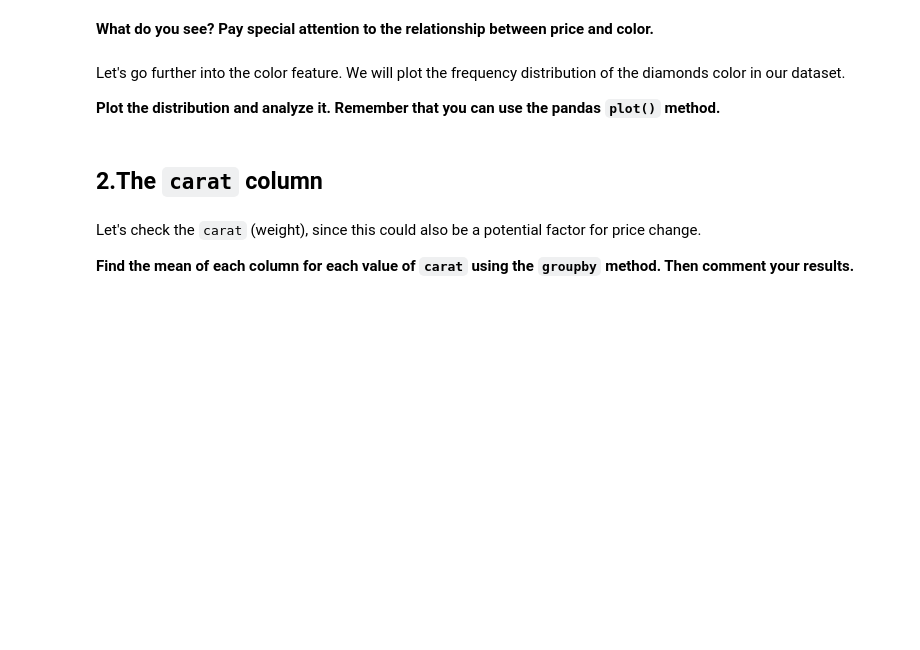
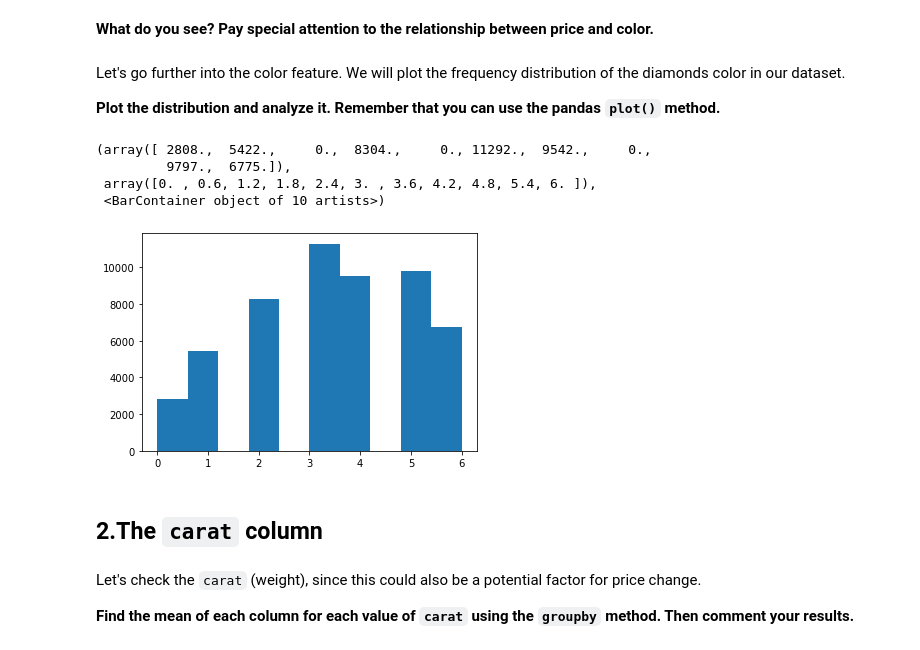
Before and after one commit to ta-data-lis/M2-mini-project1, a Jupyter notebook: 2.-EDA.ipynb, the cells around one changed output. Drawn from its saved outputs; the diff is of its cells as text; code cells hidden in the pictures; blank space fills up the shorter version.

```diff
--- a/2.-EDA.ipynb
+++ b/2.-EDA.ipynb
@@ -44,6 +71,13 @@ Let's go further into the color feature. We will plot the frequency distribution
 **Plot the distribution and analyze it. Remember that you can use the pandas `plot()` method.**
 # %%
 #your code here
+plt.hist(x=diamonds['color'])
+# %% [output]
+(array([ 2808.,  5422.,     0.,  8304.,     0., 11292.,  9542.,     0.,
+         9797.,  6775.]),
+ array([0. , 0.6, 1.2, 1.8, 2.4, 3. , 3.6, 4.2, 4.8, 5.4, 6. ]),
+ <BarContainer object of 10 artists>)
+[figure, added]
 # %%
 #your comments here
 # %% [markdown]
```
Also changed, not shown: parts of 29 cells of this notebook, 2 other files.
